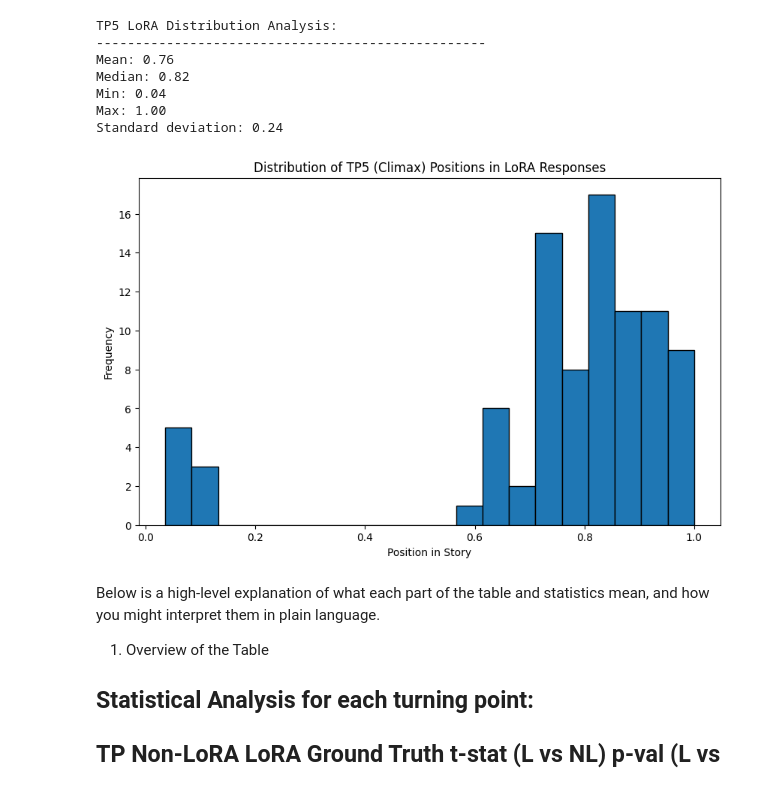
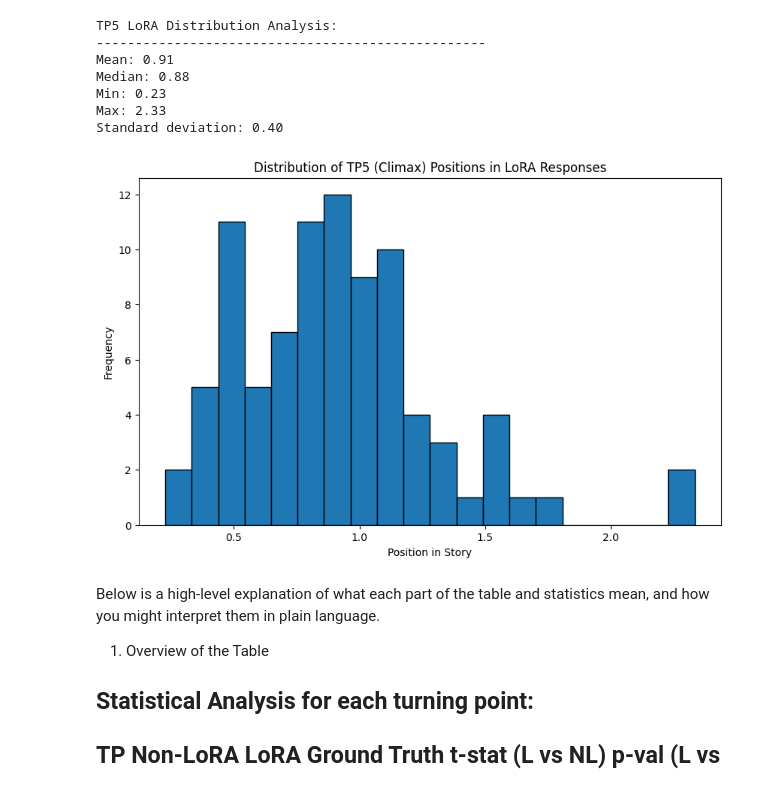
Before and after one commit to maikyonn/agentic-narratives, a Jupyter notebook: step2_model/llama3.3-70b/datasets/tp/val_explore.ipynb, the cells around one changed output. Saved outputs shown, nothing was run; the diff lists cells and outputs as text; code cells hidden in the pictures.

```diff
--- a/step2_model/llama3.3-70b/datasets/tp/val_explore.ipynb
+++ b/step2_model/llama3.3-70b/datasets/tp/val_explore.ipynb
@@ -166,6 +155,5 @@ Number of not None values: 88
 # %%
 import re
-
 def format_json(text):
     """Extract 5 numbers from text and format into consistent JSON structure."""
     if pd.isna(text):
@@ -187,8 +175,14 @@ def format_json(text):
             return json.loads(text)
         except:
             pass # Continue to number extraction if JSON parsing fails
-        # Find all decimal numbers in the text
-        numbers = re.findall(r'\d+\.?\d*', text)
+
+        # Find all decimal numbers in the text, excluding those that are part of "tp" keys
+        numbers = []
+        for match in re.finditer(r'\d+\.?\d*', text):
+            # Check if the number is not preceded by "tp"
+            start_pos = match.start()
+            if start_pos < 2 or text[start_pos-2:start_pos] != "tp":
+                numbers.append(match.group())
 
         # Take first 5 numbers found and convert to float
         numbers = [float(n) for n in numbers[:5]]
@@ -370,30 +384,30 @@ Ground Truth std: 0.105
 # %%
 # Analyze distribution of TP5 values in LoRA responses
-tp5_lora_values = lora_positions['tp5']
+tp5_lora_values = non_lora_positions['tp5']
 print("\nTP5 LoRA Distribution Analysis:")
 print("-" * 50)
 print(f"Mean: {np.mean(tp5_lora_values):.2f}")
 print(f"Median: {np.median(tp5_lora_values):.2f}")
 print(f"Min: {np.min(tp5_lora_values):.2f}")
 print(f"Max: {np.max(tp5_lora_values):.2f}")
 print(f"Standard deviation: {np.std(tp5_lora_values):.2f}")
 
 # Create histogram of TP5 LoRA values
 plt.figure(figsize=(10, 6))
 plt.hist(tp5_lora_values, bins=20, edgecolor='black')
 plt.title('Distribution of TP5 (Climax) Positions in LoRA Responses')
 plt.xlabel('Position in Story')
 plt.ylabel('Frequency')
 plt.show()
 # %% [output]
 TP5 LoRA Distribution Analysis:
 --------------------------------------------------
-Mean: 0.76
-Median: 0.82
-Min: 0.04
-Max: 1.00
-Standard deviation: 0.24
+Mean: 0.91
+Median: 0.88
+Min: 0.23
+Max: 2.33
+Standard deviation: 0.40
-[figure, old version]
+[figure, new version]
 # %% [markdown]
 Below is a high-level explanation of what each part of the table and statistics mean, and how you might interpret them in plain language.
 
```
Also changed, not shown: parts of 12 cells of this notebook, 16 other files.
